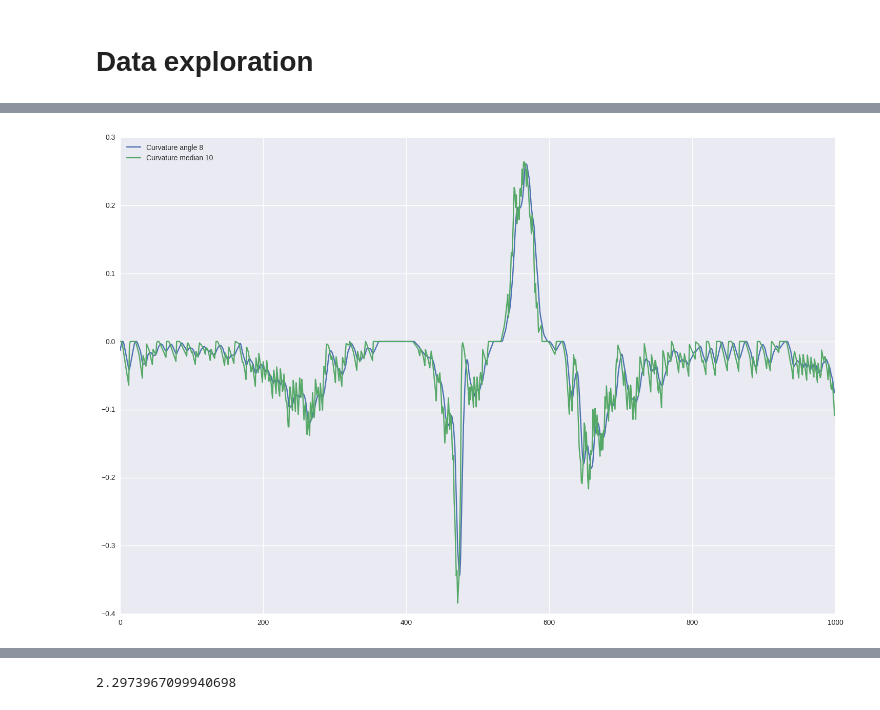
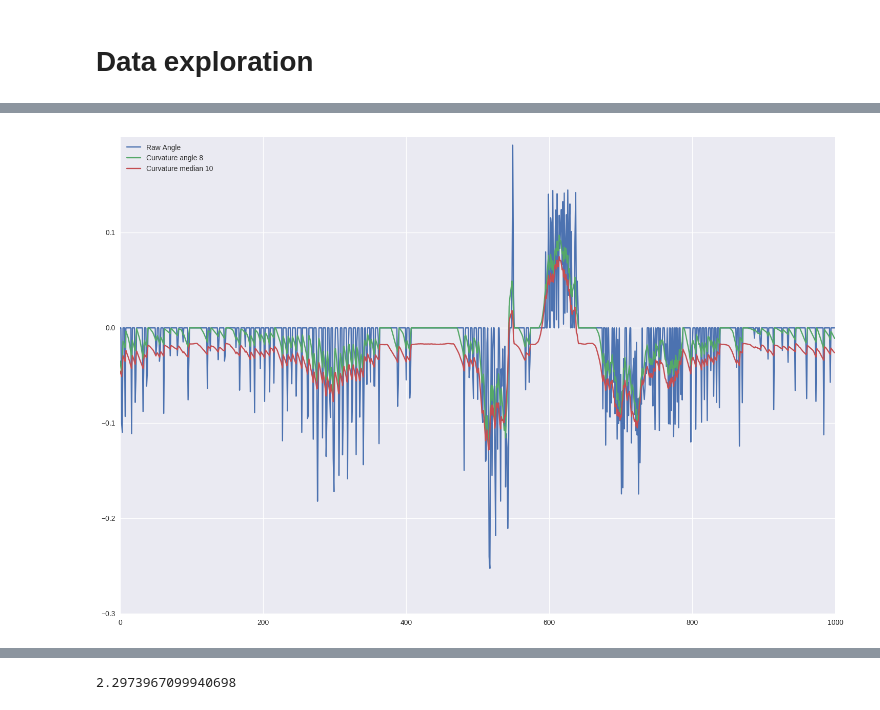
Before and after one commit to balancap/SDC-Behavioral-Cloning, a Jupyter notebook: behavioral-cloning.ipynb, the cells around one changed output, grey strips where cells are left out. Drawn from its saved outputs; the diff is of its cells as text; code cells hidden in the pictures.

```diff
--- a/behavioral-cloning.ipynb
+++ b/behavioral-cloning.ipynb
@@ -111,6 +114,6 @@ dt = 0.1
 dt = 0.02
 # dt_array[:] = 0.1
 
-CAR_LENGTH = 5.9
+CAR_LENGTH = 2.6
 print(np.mean(dt_array))
 # %% [output]
@@ -154,4 +158,4 @@ def trajectory(dt, speed, angle, length=CAR_LENGTH):
 
     return x, alpha
 # %%
-x, alpha = trajectory(dt_array, speed, angle_raw, length=5.9)
+x, alpha = trajectory(dt_array, speed, angle_raw, length=2.6)
@@ -354,44 +358,46 @@ angle_cv3 = angle_curvature(x, delta=3)
 angle_cv4 = angle_curvature(x, delta=4)
 angle_cv8 = angle_curvature(x, delta=8)
 
-angle_med5, _ = angle_median(alpha, dt_array, speed, delta=5, length=5.9)
-angle_med10, _ = angle_median(alpha, dt_array, speed, delta=10, length=5.9)
-angle_med15, _ = angle_median(alpha, dt_array, speed, delta=15, length=5.9, offset=1.)
-angle_med20, _ = angle_median(alpha, dt_array, speed, delta=20, length=5.9)
+angle_med5, _ = angle_median(alpha, dt_array, speed, delta=5, length=CAR_LENGTH)
+angle_med10, _ = angle_median(alpha, dt_array, speed, delta=10, length=CAR_LENGTH)
+angle_med15, _ = angle_median(alpha, dt_array, speed, delta=15, length=CAR_LENGTH, offset=1.5)
+angle_med20, _ = angle_median(alpha, dt_array, speed, delta=20, length=CAR_LENGTH)
 
-angle_fcv5, _ = angle_post(alpha, dt_array, speed, delta=5, length=5.9)
-angle_fcv10, _ = angle_post(alpha, dt_array, speed, delta=10, length=5.9)
-angle_fcv15, _ = angle_post(alpha, dt_array, speed, delta=15, length=5.9)
-angle_fcv20, _ = angle_post(alpha, dt_array, speed, delta=20, length=5.9)
-angle_fcv40, _ = angle_post(alpha, dt_array, speed, delta=40, length=5.9)
-angle_fcv60, _ = angle_post(alpha, dt_array, speed, delta=60, length=5.9)
+angle_fcv5, _ = angle_post(alpha, dt_array, speed, delta=5, length=CAR_LENGTH)
+angle_fcv10, _ = angle_post(alpha, dt_array, speed, delta=10, length=CAR_LENGTH)
+angle_fcv15, _ = angle_post(alpha, dt_array, speed, delta=15, length=CAR_LENGTH)
+angle_fcv20, _ = angle_post(alpha, dt_array, speed, delta=20, length=CAR_LENGTH)
+angle_fcv40, _ = angle_post(alpha, dt_array, speed, delta=40, length=CAR_LENGTH)
+angle_fcv60, _ = angle_post(alpha, dt_array, speed, delta=60, length=CAR_LENGTH)
 
-angle_fcv402, _ = angle_post(alpha, dt_array, speed, delta=40, length=5.9, offset=1.)
+angle_fcv402, _ = angle_post(alpha, dt_array, speed, delta=40, length=CAR_LENGTH, offset=1.)
 
-angle_mfcv4 = angle_post_mean(alpha, dt_array, speed, deltas=[3, 4, 5], length=5.9)
-angle_mfcv8 = angle_post_mean(alpha, dt_array, speed, deltas=[10, 15, 20, 25], length=5.9)
+angle_mfcv4 = angle_post_mean(alpha, dt_array, speed, deltas=[3, 4, 5], length=CAR_LENGTH)
+angle_mfcv8 = angle_post_mean(alpha, dt_array, speed, deltas=[10, 15, 20, 25], length=CAR_LENGTH)
 # %%
 nb = 1000
 
-# plt.plot(angle_raw[:nb], label='Raw Angle')
+plt.plot(angle_raw[:nb], label='Raw Angle')
 # plt.plot(angle_cv1[:nb], label='Curvature angle 1')
 # plt.plot(angle_cv4[:nb], label='Curvature angle 2')
 # plt.plot(angle_cv4[:nb], label='Curvature angle 4')
-plt.plot(angle_cv4[:nb], label='Curvature angle 8')
 
-plt.plot(angle_med10[:nb], label='Curvature median 10')
+# plt.plot(angle_cv4[:nb], label='Curvature angle 8')
+plt.plot(angle_med10[:nb], label='Curvature angle 8')
+
+plt.plot(angle_med15[:nb], label='Curvature median 10')
 
 # plt.plot(angle_fcv10[:nb], label='Forward Curvature angle 4')
 # plt.plot(angle_fcv402[:nb], label='Forward Curvature angle 4 2')
 
 # plt.plot(angle_fcv24[:nb], label='Forward Curvature angle 8')
 # plt.plot(angle_mfcv4[:nb], label='Forward Curvature angle 4')
 # plt.plot(angle_mfcv8[:nb], label='Forward Curvature angle 8')
 
 plt.legend(loc='upper left')
 plt.show()
 # %% [output]
-[figure, old version]
+[figure, new version]
 # %%
 dt_array
 # %% [output]
```
Also changed, not shown: parts of 14 cells of this notebook, 1 other file.
